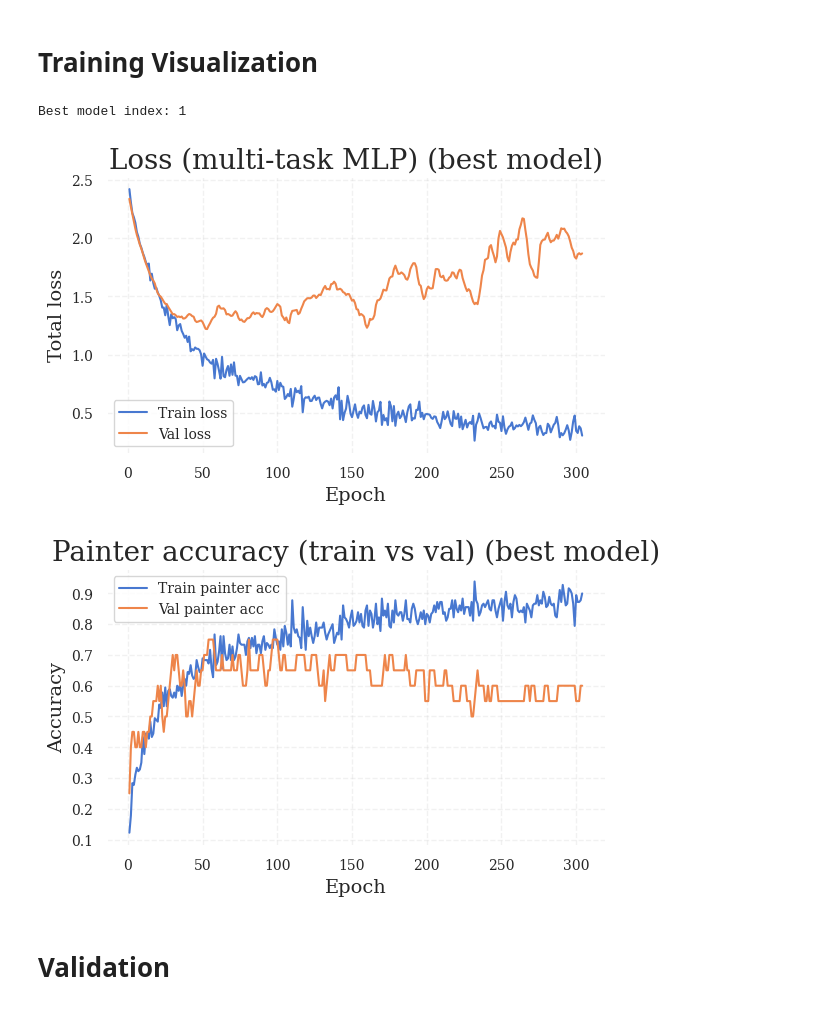
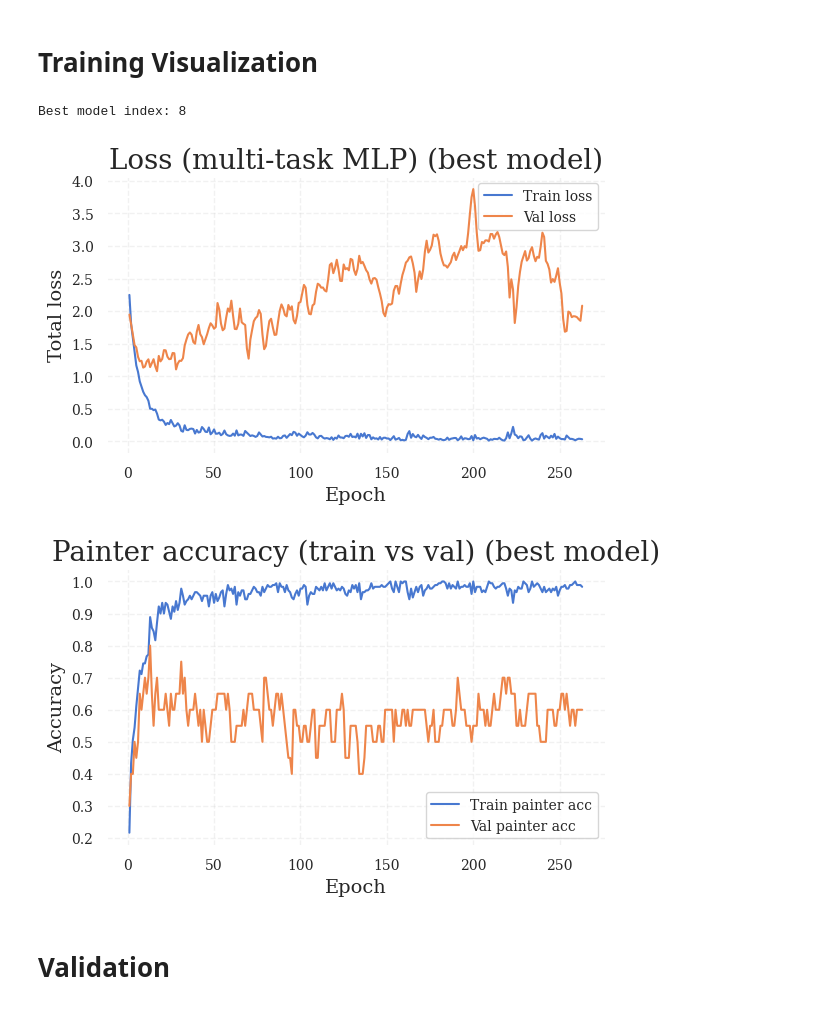
Before and after one commit to heritaco/Redes-Neuronales, a Jupyter notebook: 09 features/07 Slim.ipynb, the cells around one changed output. Drawn from its saved outputs; the diff is of its cells as text; code cells hidden in the pictures.

```diff
--- a/09 features/07 Slim.ipynb
+++ b/09 features/07 Slim.ipynb
@@ -396,7 +396,7 @@ def fit_and_score_fold_painter(
 ## Best hyperparameters
 # %%
 # best_h={'bottleneck': 24, 'hidden_first': 32, 'dropout_p': 0.4, 'lr': 0.0024555426586822136, 'weight_decay': 4.070640977962409e-05, 'criterion': np.str_('wce_ls'), 'smoothing': 0.1}
-best_h={'bottleneck': 24, 'hidden_first': 32, 'dropout_p': 0.4, 'lr': 0.0024555426586822136, 'weight_decay': 4.070640977962409e-05, 'criterion': np.str_('wce_ls'), 'smoothing': 0.1}
+best_h={'bottleneck': 32, 'hidden_first': 128, 'dropout_p': 0.2, 'lr': 0.006, 'weight_decay': 0.0009, 'criterion': np.str_('wce')}
 best_h2 ={'bottleneck': 16, 'hidden_first': 64, 'dropout_p': 0.4, 'lr': 0.001825327927769054, 'weight_decay': 0.0002643899253700952, 'criterion': np.str_('wce')}
 best_h3 = {'bottleneck': 24, 'hidden_first': 64, 'dropout_p': 0.3, 'lr': 0.0007250757724019477, 'weight_decay': 5.564561032377747e-06, 'criterion': np.str_('wce')}
 best_h4 = {'bottleneck': 16, 'hidden_first': 32, 'dropout_p': 0.5, 'lr': 0.001, 'weight_decay': 0.0001, 'criterion': np.str_('wce')}
@@ -665,7 +665,7 @@ models, histories, scores = [], [], []
 
 for k in range(K):
     seed_k = SEED + k
-    best_h = [best_h, best_h2, best_h3, best_h4][k % 4]  # cycle through best hyperparams
+    # best_h = [best_h, best_h2, best_h3, best_h4][k % 4]  # cycle through best hyperparams
     print(f"\n=== Training model {k+1}/{K} (seed={seed_k}) ===")
     model_k, hist_k, score_k = train_single_model_with_history(
         seed=seed_k,
@@ -704,41 +704,41 @@ best_idx = int(np.argmax(scores))
 best_history = histories[best_idx]
 print("Best model index:", best_idx)
 # %% [output]
-Best model index: 1
+Best model index: 8
 # %%
 import matplotlib.pyplot as plt
 
 def plot_history_one(history, title_suffix=""):
     epochs = range(1, len(history["train_loss"]) + 1)
 
     # Loss
     plt.figure(figsize=(6, 4))
     plt.plot(epochs, history["train_loss"], label="Train loss")
     plt.plot(epochs, history["val_loss"],   label="Val loss")
     plt.xlabel("Epoch")
     plt.ylabel("Total loss")
     plt.title(f"Loss (multi-task MLP){title_suffix}")
     plt.legend()
     plt.grid(True, alpha=0.3)
     plt.tight_layout()
     plt.show()
 
     # Painter accuracy
     plt.figure(figsize=(6, 4))
     plt.plot(epochs, history["train_painter_acc"], label="Train painter acc")
     plt.plot(epochs, history["val_painter_acc"],   label="Val painter acc")
     plt.xlabel("Epoch")
     plt.ylabel("Accuracy")
     plt.title(f"Painter accuracy (train vs val){title_suffix}")
     plt.legend()
     plt.grid(True, alpha=0.3)
     plt.tight_layout()
     plt.show()
 
-plot_history_one(histories[], title_suffix=" (best model)")
+plot_history_one(histories[8], title_suffix=" (best model)")
 # %% [output]
-[figure, old version]
+[figure, new version]
-[figure, old version]
+[figure, new version]
 # %% [markdown]
 # Validation
 # %%
```
Also changed, not shown: parts of 4 cells of this notebook.
